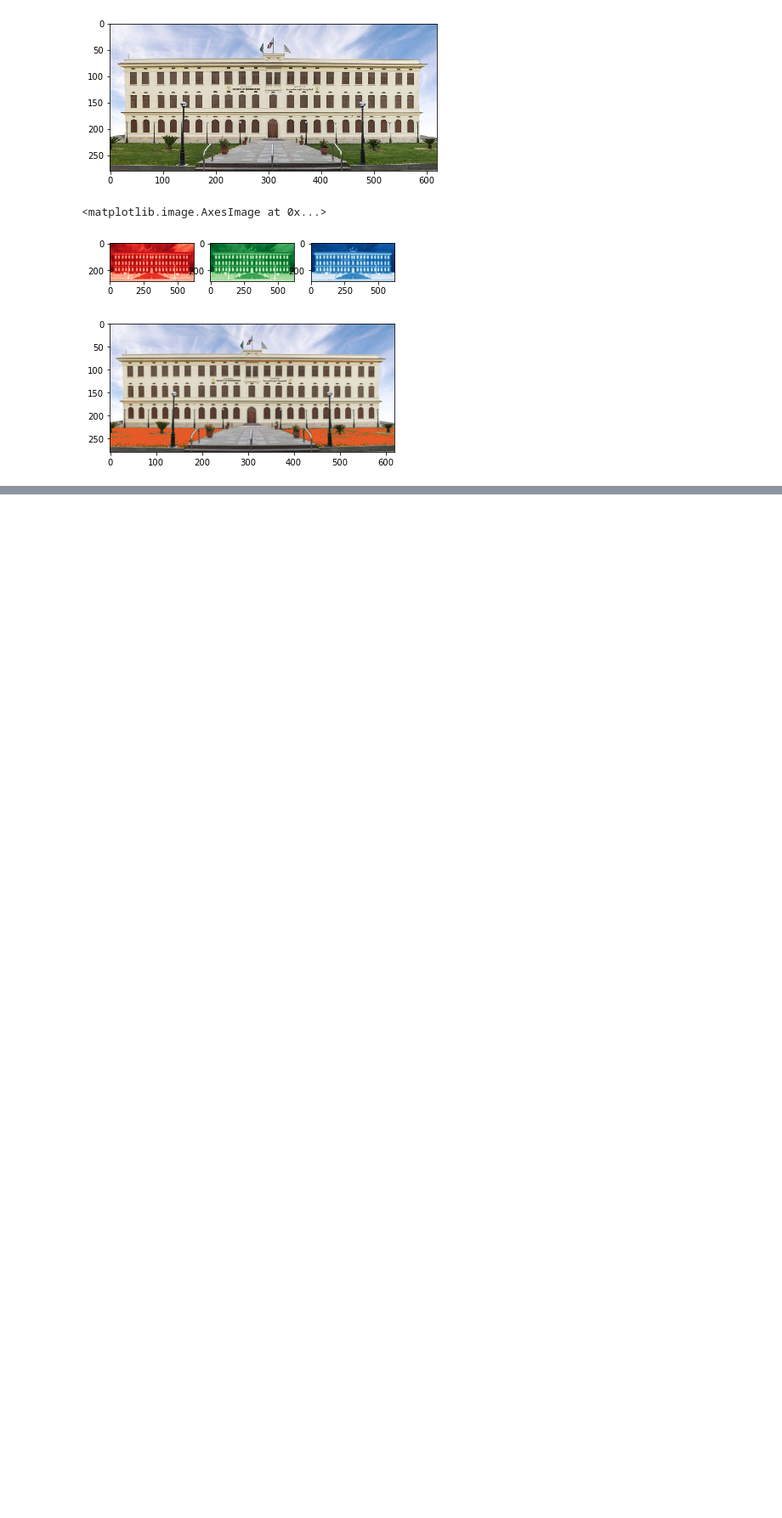
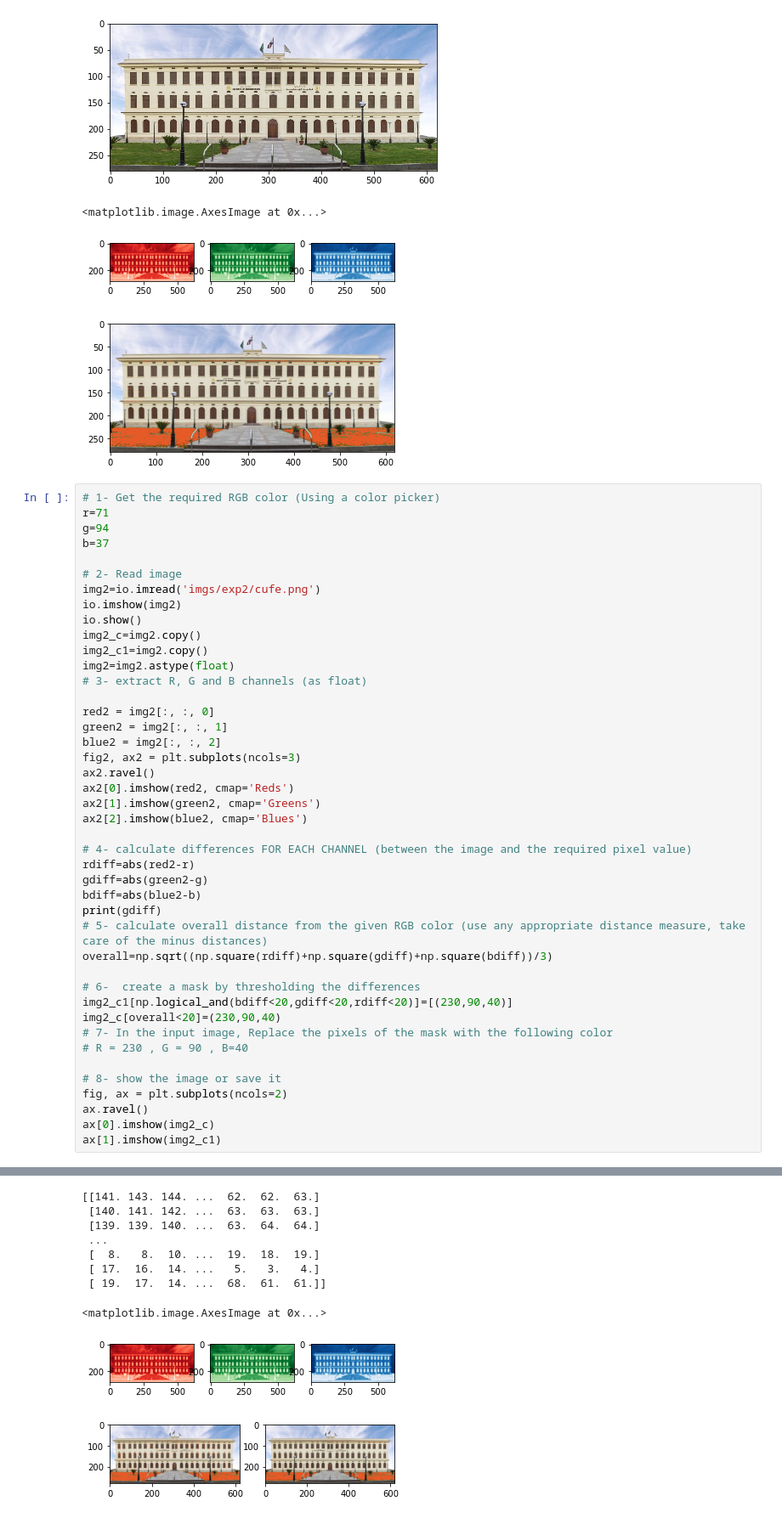
Before and after one commit to A00x40/Image-Processing, a Jupyter notebook: Lab_Seg_1_STD/Lab_Seg_1_STD.ipynb, the cells around one changed output, grey strips where cells are left out. Shown at 85% size. Saved outputs shown, nothing was run; the diff lists cells and outputs as text; blank space fills up the shorter version.

```diff
--- a/Lab_Seg_1_STD/Lab_Seg_1_STD.ipynb
+++ b/Lab_Seg_1_STD/Lab_Seg_1_STD.ipynb
@@ -103,3 +103,47 @@ ax.imshow(img2_c)
 <matplotlib.image.AxesImage at 0x...>
 [figure]
 [figure]
+# %%
+# 1- Get the required RGB color (Using a color picker)
+r=71
+g=94
+b=37
+
+# 2- Read image
+img2=io.imread('imgs/exp2/cufe.png')
+io.imshow(img2)
+io.show()
+img2_c=img2.copy()
+img2_c1=img2.copy()
+img2=img2.astype(float)
+# 3- extract R, G and B channels (as float)
+
+red2 = img2[:, :, 0]
+green2 = img2[:, :, 1]
+blue2 = img2[:, :, 2]
+fig2, ax2 = plt.subplots(ncols=3)
+ax2.ravel()
+ax2[0].imshow(red2, cmap='Reds')
+ax2[1].imshow(green2, cmap='Greens')
+ax2[2].imshow(blue2, cmap='Blues')
+
+# 4- calculate differences FOR EACH CHANNEL (between the image and the required pixel value)
+rdiff=abs(red2-r)
+gdiff=abs(green2-g)
+bdiff=abs(blue2-b)
+print(gdiff)
+# 5- calculate overall distance from the given RGB color (use any appropriate distance measure, take care of the minus distances)
+overall=np.sqrt((np.square(rdiff)+np.square(gdiff)+np.square(bdiff))/3)
+
+# 6-  create a mask by thresholding the differences
+img2_c1[np.logical_and(bdiff<20,gdiff<20,rdiff<20)]=[(230,90,40)]
+img2_c[overall<20]=(230,90,40)
+# 7- In the input image, Replace the pixels of the mask with the following color
+# R = 230 , G = 90 , B=40
+
+# 8- show the image or save it
+fig, ax = plt.subplots(ncols=2)
+ax.ravel()
+ax[0].imshow(img2_c)
+ax[1].imshow(img2_c1)
+# %% [output]
@@ -105,0 +151,10 @@ ax.imshow(img2_c)
+[[141. 143. 144. ...  62.  62.  63.]
+ [140. 141. 142. ...  63.  63.  63.]
+ [139. 139. 140. ...  63.  64.  64.]
+ ...
+ [  8.   8.  10. ...  19.  18.  19.]
+ [ 17.  16.  14. ...   5.   3.   4.]
+ [ 19.  17.  14. ...  68.  61.  61.]]
+<matplotlib.image.AxesImage at 0x...>
+[figure, added]
+[figure, added]
```
Also changed, not shown: parts of 2 cells of this notebook.
